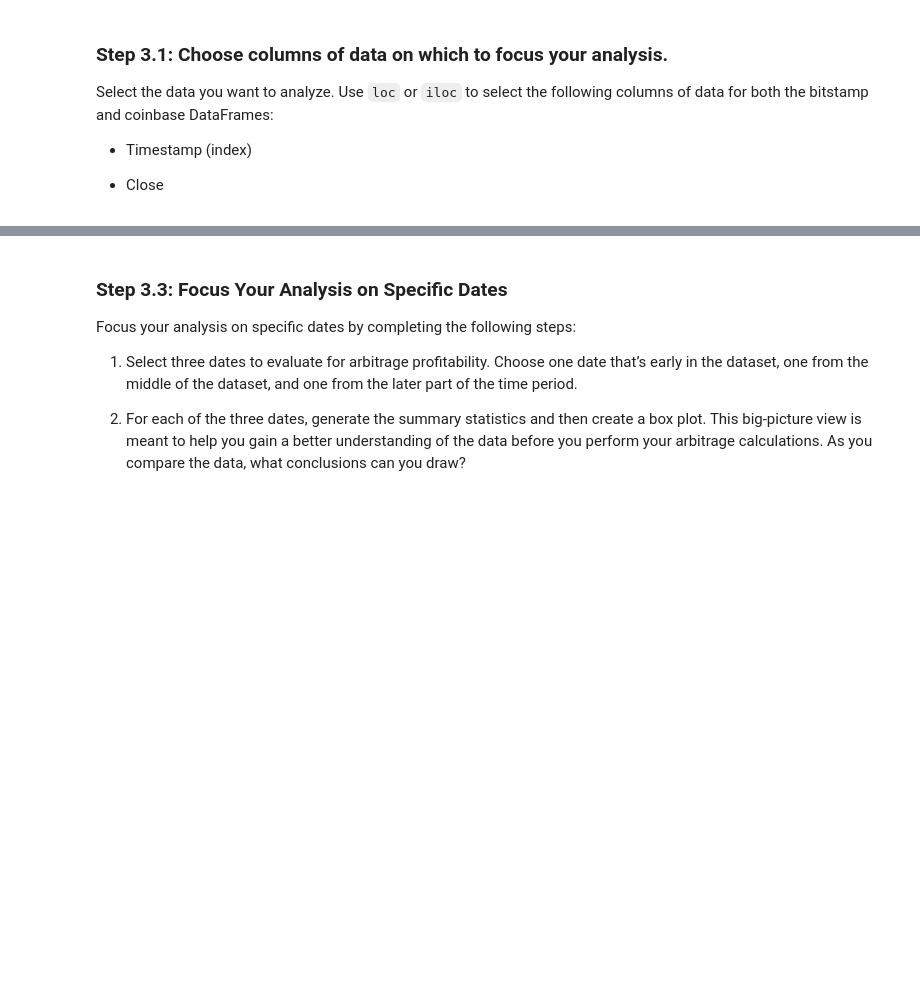
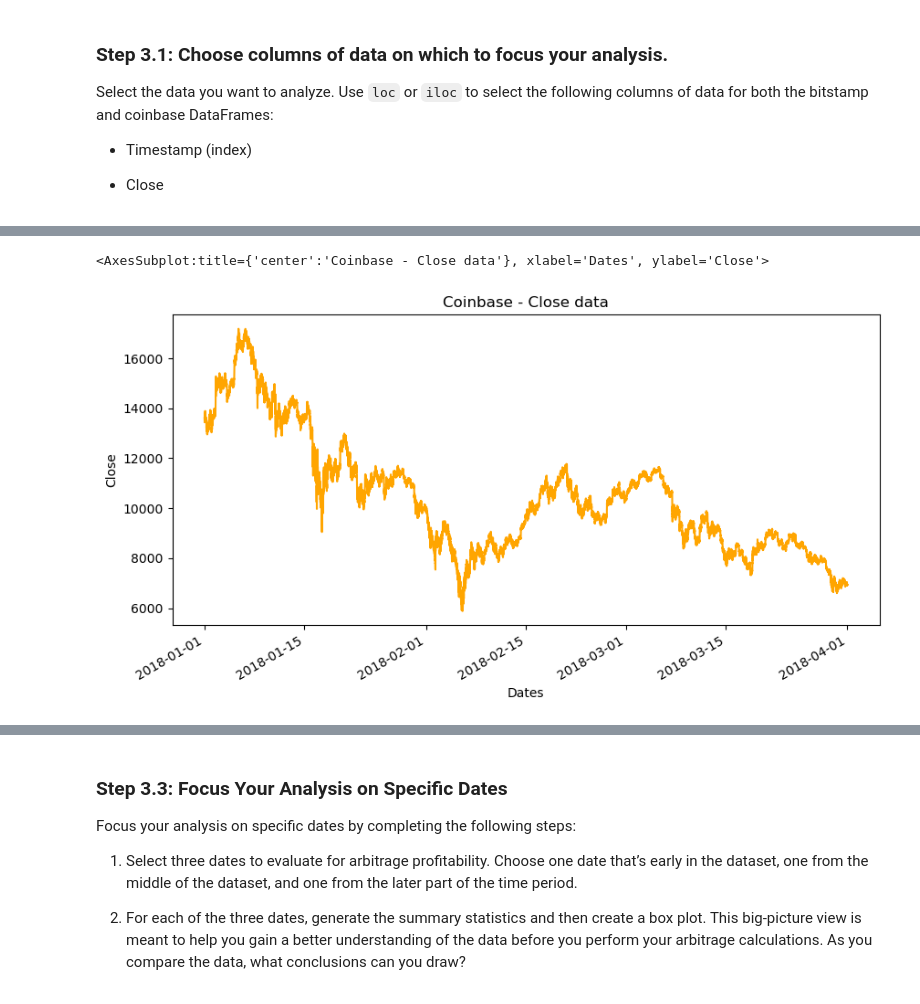
Before and after one commit to LUTOV001/3.Arbitration, a Jupyter notebook: Solution/crypto_arbitrage.ipynb, the cells around one changed output, grey strips where cells are left out. Saved outputs shown, nothing was run; the diff lists cells and outputs as text; code cells hidden in the pictures; blank space fills up the shorter version.

```diff
--- a/Solution/crypto_arbitrage.ipynb
+++ b/Solution/crypto_arbitrage.ipynb
@@ -418,6 +434,6 @@ ValueError: Location based indexing can only have [integer, integer slice (START
 # %%
 # Use loc or iloc to select `Timestamp (the index)` and `Close` from coinbase DataFrame
-coinbase_sliced = # YOUR CODE HERE
+coinbase_sliced = coinbase.loc[:,'Close']
 
 # Review the first five rows of the DataFrame
-# YOUR CODE HERE
+coinbase_sliced.head()
@@ -446,7 +504,10 @@ Sort through the time series data associated with the bitstamp and coinbase Data
 # %%
 # Create a line plot for the coinbase DataFrame for the full length of time in the dataset
 # Be sure that the figure size, title, and color are tailored to each visualization
-# YOUR CODE HERE
+coinbase_sliced.plot(figsize=(10,5),xlabel = 'Dates', ylabel = 'Close', title='Coinbase - Close data',color = 'orange')
+# %% [output]
+<AxesSubplot:title={'center':'Coinbase - Close data'}, xlabel='Dates', ylabel='Close'>
+[figure, added]
 # %%
 # Overlay the visualizations for the bitstamp and coinbase DataFrames in one plot
 # The plot should visualize the prices over the full lenth of the dataset
```
Also changed, not shown: parts of 54 cells of this notebook, 2 other files.
